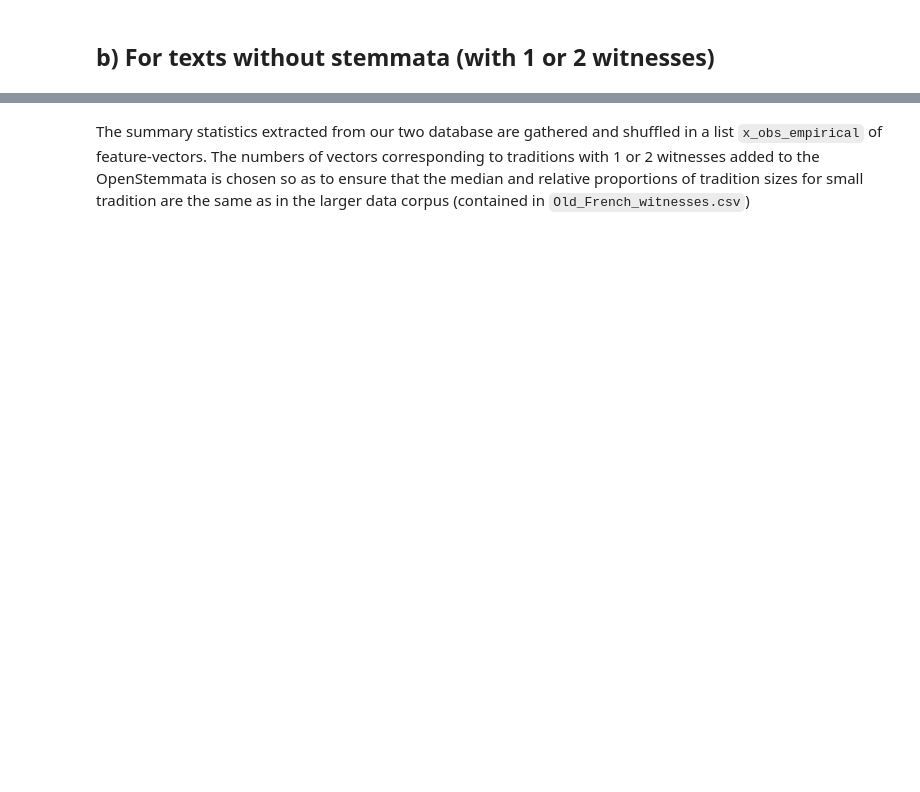
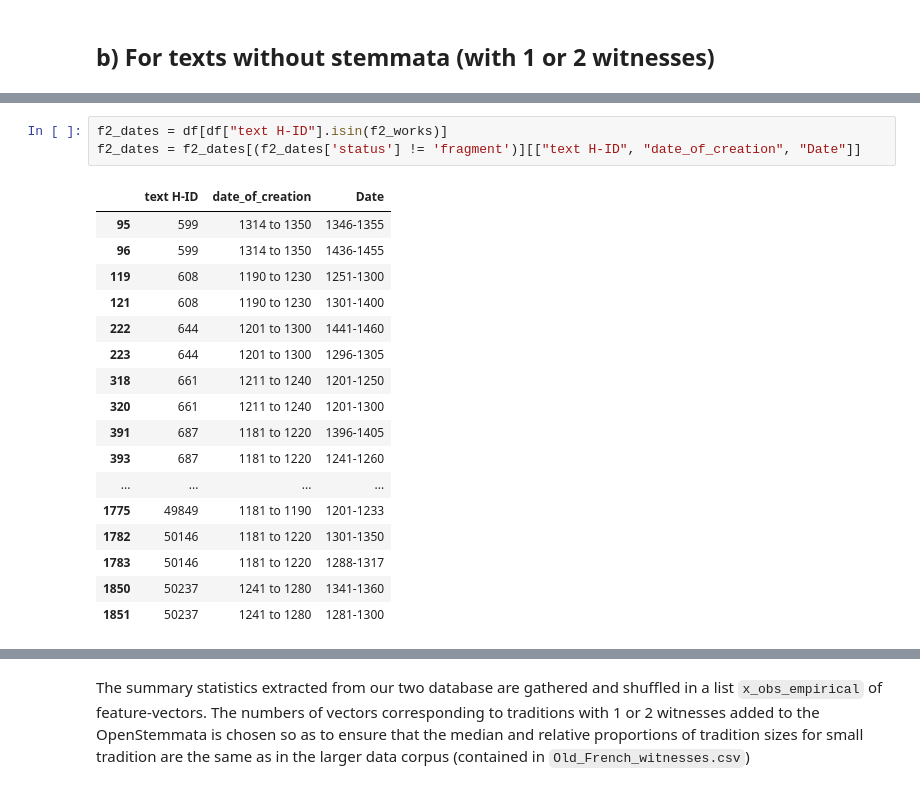
Before and after one commit to LostMa-ERC/ExtinctionOfTexts, a Jupyter notebook: simulation_based_inference_joint-param.ipynb, the cells around one changed output, grey strips where cells are left out. Cells and saved outputs as stored; diff of their text form; blank space fills up the shorter version.

```diff
--- a/simulation_based_inference_joint-param.ipynb
+++ b/simulation_based_inference_joint-param.ipynb
@@ -348 +235,22 @@ size_dist_frags = Counter(size_frags_d)
+# %%
+f2_dates = df[df["text H-ID"].isin(f2_works)]
+f2_dates = f2_dates[(f2_dates['status'] != 'fragment')][["text H-ID", "date_of_creation", "Date"]]
+# %% [output]
+|  | text H-ID | date_of_creation | Date |
+| 95 | 599 | 1314 to 1350 | 1346-1355 |
+| 96 | 599 | 1314 to 1350 | 1436-1455 |
+| 119 | 608 | 1190 to 1230 | 1251-1300 |
+| 121 | 608 | 1190 to 1230 | 1301-1400 |
+| 222 | 644 | 1201 to 1300 | 1441-1460 |
+| 223 | 644 | 1201 to 1300 | 1296-1305 |
+| 318 | 661 | 1211 to 1240 | 1201-1250 |
+| 320 | 661 | 1211 to 1240 | 1201-1300 |
+| 391 | 687 | 1181 to 1220 | 1396-1405 |
+| 393 | 687 | 1181 to 1220 | 1241-1260 |
+| ... | ... | ... | ... |
+| 1775 | 49849 | 1181 to 1190 | 1201-1233 |
+| 1782 | 50146 | 1181 to 1220 | 1301-1350 |
+| 1783 | 50146 | 1181 to 1220 | 1288-1317 |
+| 1850 | 50237 | 1241 to 1280 | 1341-1360 |
+| 1851 | 50237 | 1241 to 1280 | 1281-1300 |
 # %%
```
Also changed, not shown: parts of 11 cells of this notebook, 11 other files.
